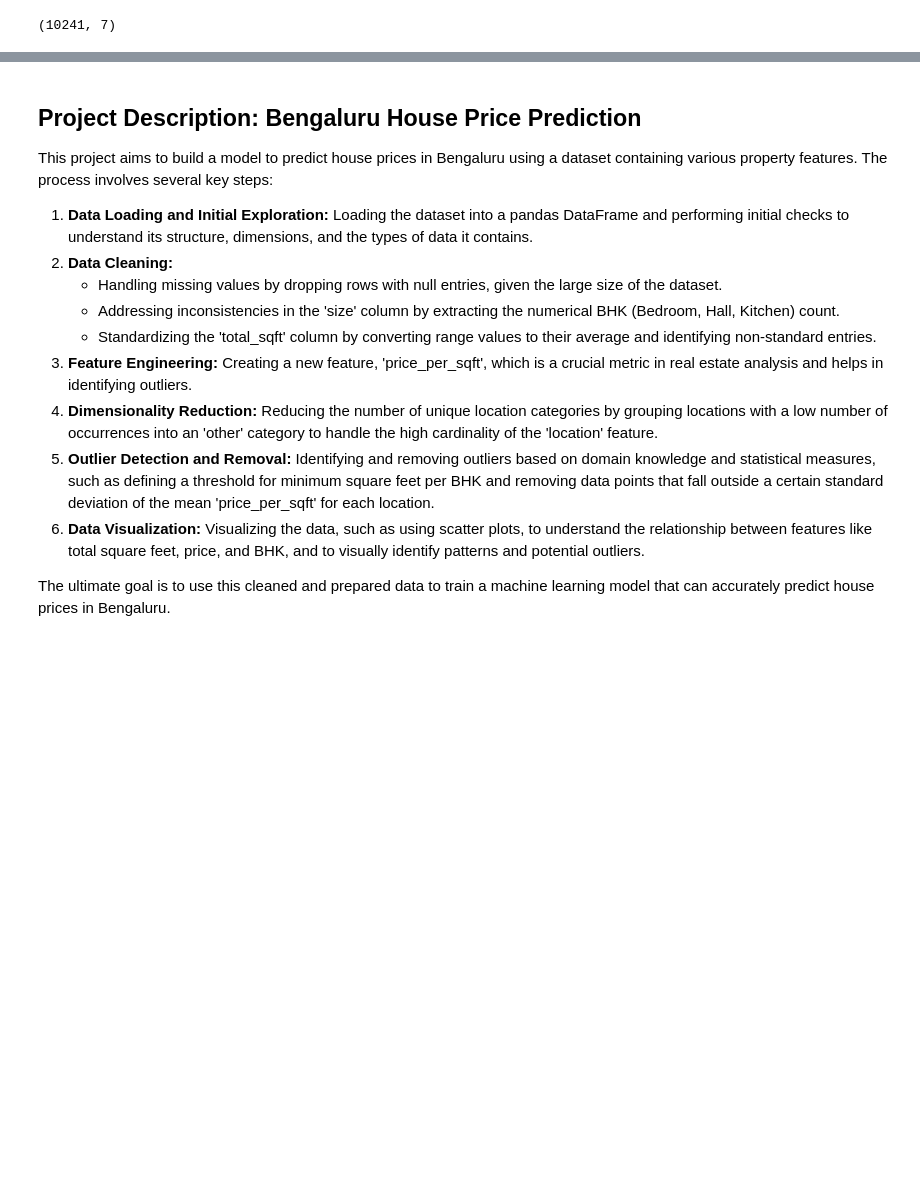
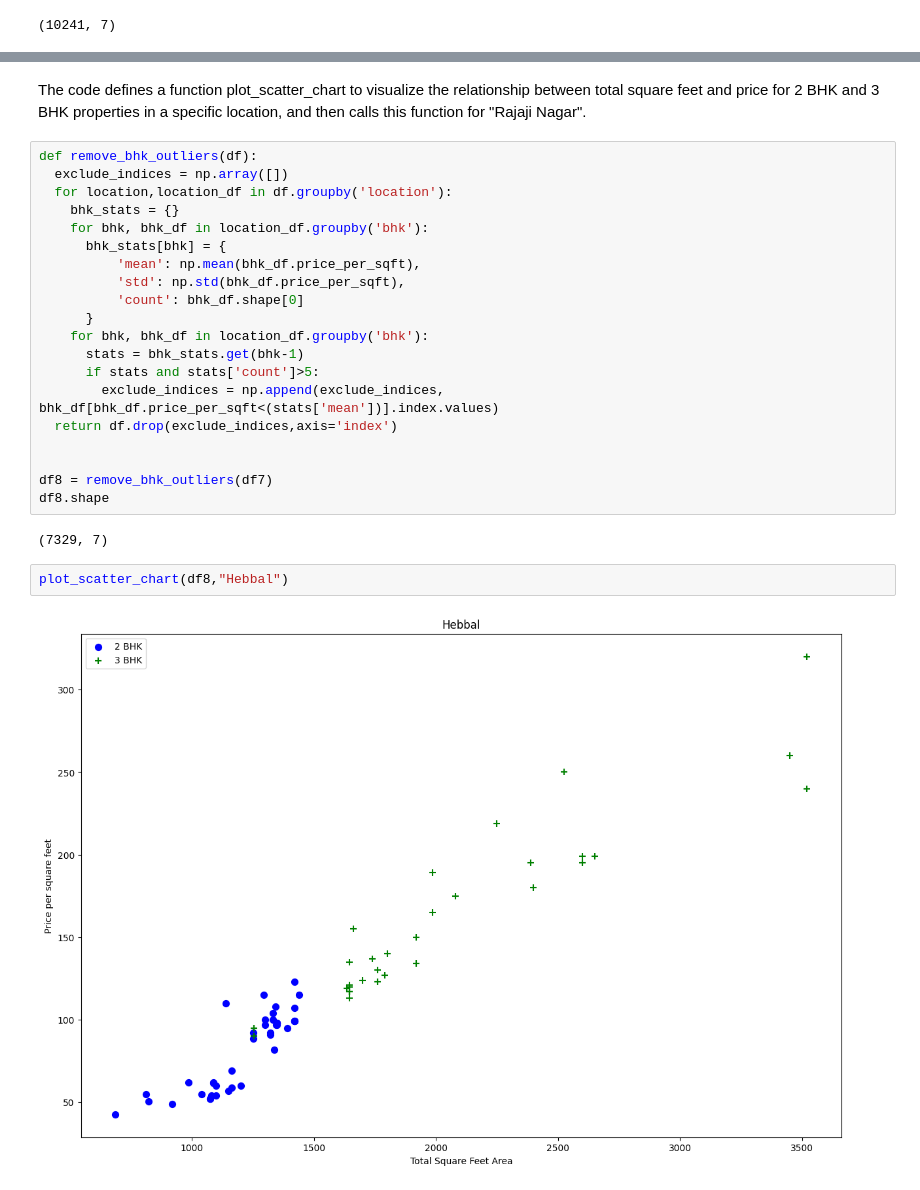
Before and after one commit to JeswinJestin/BangloreHousePricePrediction, a Jupyter notebook: DS_ML_1_HousePricePrediction.ipynb, the cells around one changed output, grey strips where cells are left out. Cells and saved outputs as stored; diff of their text form; blank space fills up the shorter version.

Commit message:
Model test complete

```diff
--- a/DS_ML_1_HousePricePrediction.ipynb
+++ b/DS_ML_1_HousePricePrediction.ipynb
@@ -517,16 +625,28 @@ plot_scatter_chart(df7,"Rajaji Nagar")
-# %% [markdown]
-## Project Description: Bengaluru House Price Prediction
-
-This project aims to build a model to predict house prices in Bengaluru using a dataset containing various property features. The process involves several key steps:
-
-1.  **Data Loading and Initial Exploration:** Loading the dataset into a pandas DataFrame and performing initial checks to understand its structure, dimensions, and the types of data it contains.
-2.  **Data Cleaning:**
-    *   Handling missing values by dropping rows with null entries, given the large size of the dataset.
-    *   Addressing inconsistencies in the 'size' column by extracting the numerical BHK (Bedroom, Hall, Kitchen) count.
-    *   Standardizing the 'total\_sqft' column by converting range values to their average and identifying non-standard entries.
-3.  **Feature Engineering:** Creating a new feature, 'price\_per\_sqft', which is a crucial metric in real estate analysis and helps in identifying outliers.
-4.  **Dimensionality Reduction:** Reducing the number of unique location categories by grouping locations with a low number of occurrences into an 'other' category to handle the high cardinality of the 'location' feature.
-5.  **Outlier Detection and Removal:** Identifying and removing outliers based on domain knowledge and statistical measures, such as defining a threshold for minimum square feet per BHK and removing data points that fall outside a certain standard deviation of the mean 'price\_per\_sqft' for each location.
-6.  **Data Visualization:** Visualizing the data, such as using scatter plots, to understand the relationship between features like total square feet, price, and BHK, and to visually identify patterns and potential outliers.
-
-The ultimate goal is to use this cleaned and prepared data to train a machine learning model that can accurately predict house prices in Bengaluru.
+# %% [markdown]
+The code defines a function plot_scatter_chart to visualize the relationship between total square feet and price for 2 BHK and 3 BHK properties in a specific location, and then calls this function for "Rajaji Nagar".
+# %%
+def remove_bhk_outliers(df):
+  exclude_indices = np.array([])
+  for location,location_df in df.groupby('location'):
+    bhk_stats = {}
+    for bhk, bhk_df in location_df.groupby('bhk'):
+      bhk_stats[bhk] = {
+          'mean': np.mean(bhk_df.price_per_sqft),
+          'std': np.std(bhk_df.price_per_sqft),
+          'count': bhk_df.shape[0]
+      }
+    for bhk, bhk_df in location_df.groupby('bhk'):
+      stats = bhk_stats.get(bhk-1)
+      if stats and stats['count']>5:
+        exclude_indices = np.append(exclude_indices, bhk_df[bhk_df.price_per_sqft<(stats['mean'])].index.values)
+  return df.drop(exclude_indices,axis='index')
+
+
+df8 = remove_bhk_outliers(df7)
+df8.shape
+# %% [output]
+(7329, 7)
+# %%
+plot_scatter_chart(df8,"Hebbal")
+# %% [output]
+[figure, added]
```
Also changed, not shown: parts of 35 cells of this notebook.
